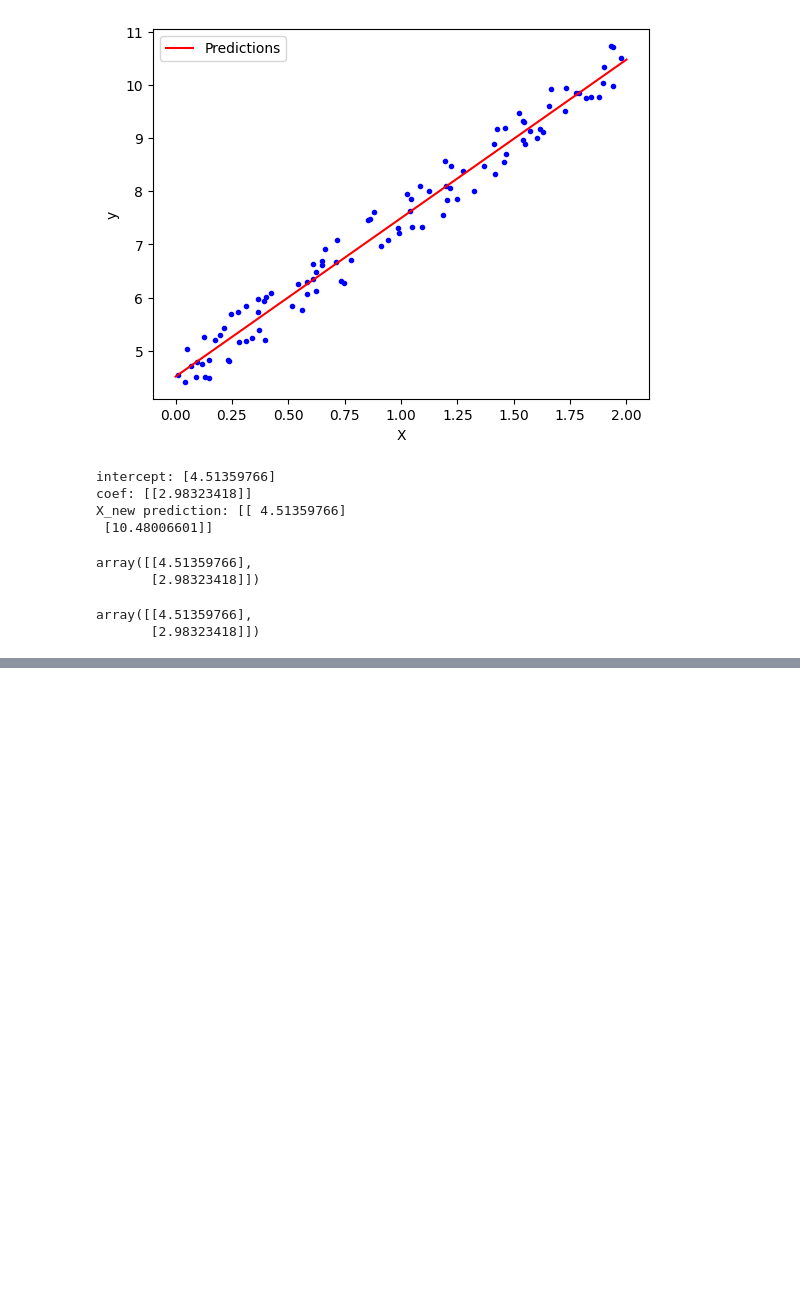
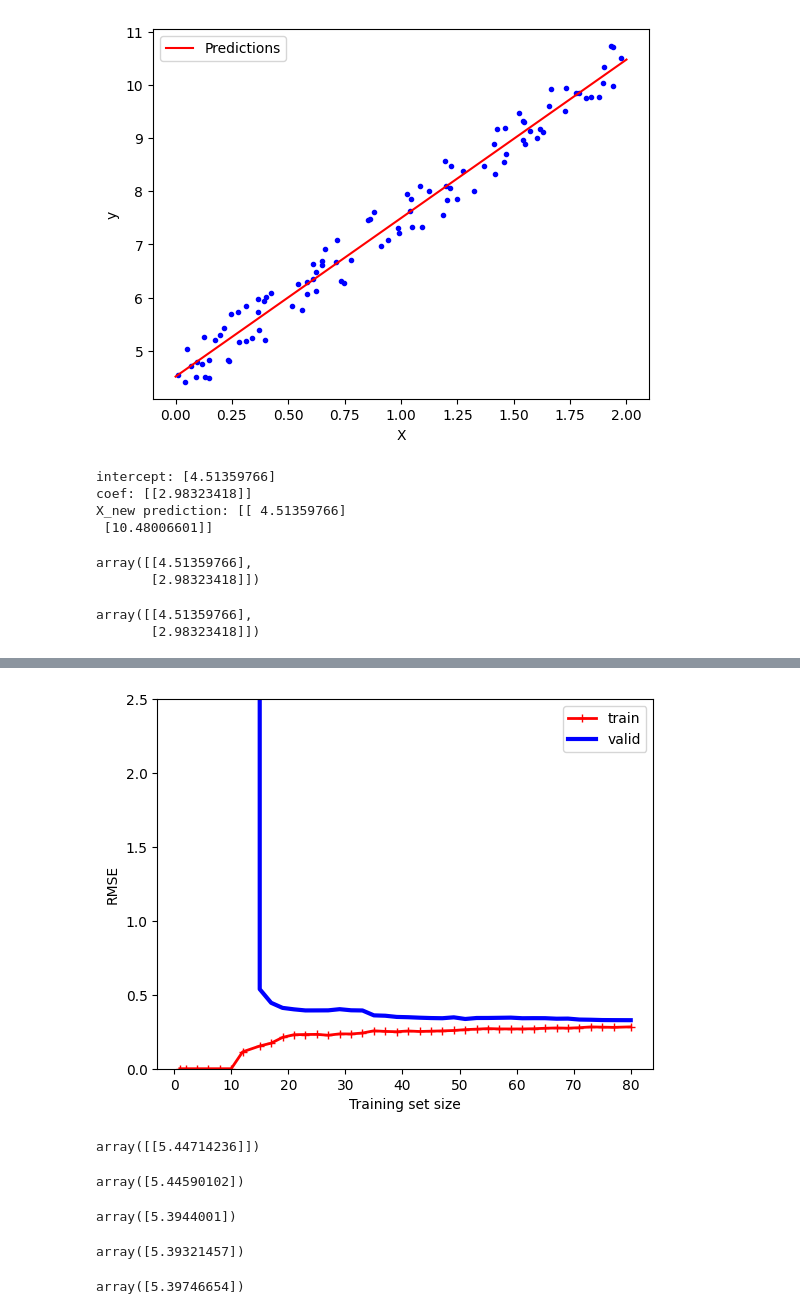
Before and after one commit to seshouan/Hands_on_ML, a Jupyter notebook: 4_training-models.ipynb, the cells around one changed output, grey strips where cells are left out. Saved outputs shown, nothing was run; the diff lists cells and outputs as text; code cells hidden in the pictures; blank space fills up the shorter version.

```diff
--- a/4_training-models.ipynb
+++ b/4_training-models.ipynb
@@ -89,0 +168,59 @@ array([[4.51359766],
+# %%
+# explore learning curves with 10th degree polynomial features, followed by a linear regression on the same data
+from sklearn.pipeline import make_pipeline
+polynomial_regression = make_pipeline(PolynomialFeatures(degree=10, include_bias=False), LinearRegression())
+
+train_sizes, train_scores, valid_scores = learning_curve(polynomial_regression, X, y, train_sizes=np.linspace(0.01, 1.0, 40), cv=5, scoring='neg_root_mean_squared_error')
+train_errors = -train_scores.mean(axis=1)
+valid_errors = -valid_scores.mean(axis=1)
+
+plt.plot(train_sizes, train_errors, 'r-+', linewidth=2, label='train')
+plt.plot(train_sizes, valid_errors, 'b-', linewidth=3, label='valid')
+plt.xlabel('Training set size')
+plt.ylabel('RMSE')
+plt.ylim(0, 2.5)
+plt.legend()
+plt.show()
+# %% [output]
+[figure, added]
+# %%
+# apply ridge regularization with closed form
+from sklearn.linear_model import Ridge
+
+ridge_reg = Ridge(alpha=0.1, solver='cholesky')
+ridge_reg.fit(X, y)
+ridge_reg.predict([[1.5]])
+# %% [output]
+array([[5.44714236]])
+# %%
+# apply ridge regularization with gradient descent
+sgd_reg = SGDRegressor(penalty='l2', alpha=0.1/m, tol=None, max_iter=1000, eta0=0.01, random_state=42)
+sgd_reg.fit(X, y.ravel())
+sgd_reg.predict([[1.5]])
+# %% [output]
+array([5.44590102])
+# %%
+# apply lasso regularization with closed form
+from sklearn.linear_model import Lasso
+
+lasso_reg = Lasso(alpha=0.1)
+lasso_reg.fit(X, y)
+lasso_reg.predict([[1.5]])
+# %% [output]
+array([5.3944001])
+# %%
+# apply lasso regularization with gradient descent
+sgd_lasso_reg = SGDRegressor(penalty='l1', alpha=0.1, tol=None, max_iter=1000, eta0=0.01, random_state=42)
+sgd_lasso_reg.fit(X, y.ravel())
+sgd_lasso_reg.predict([[1.5]])
+# %% [output]
+array([5.39321457])
+# %%
+# use elasticNet, which combines ridge and lasso
+from sklearn.linear_model import ElasticNet
+
+elastic_net = ElasticNet(alpha=0.1, l1_ratio=0.5)
+elastic_net.fit(X, y)
+elastic_net.predict([[1.5]])
+# %% [output]
+array([5.39746654])
```
Also changed, not shown: parts of 7 cells of this notebook.
